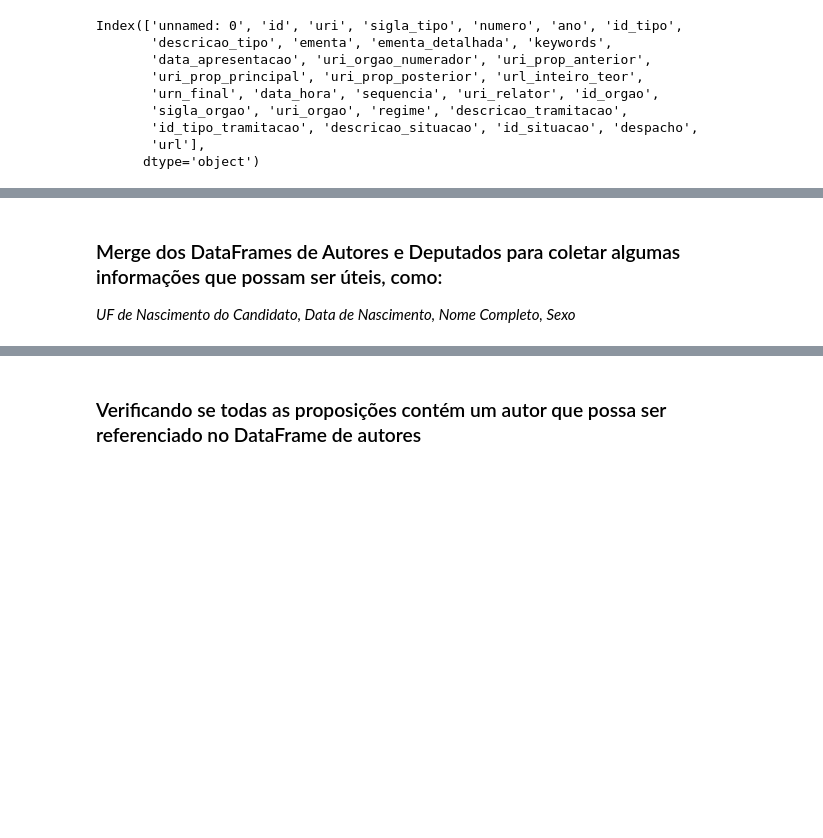
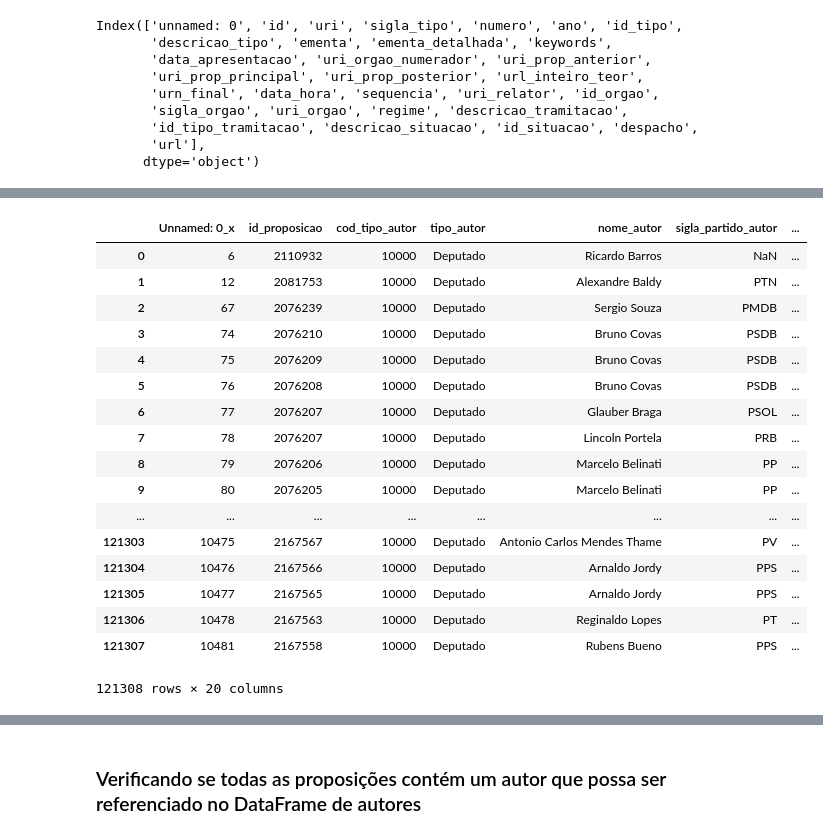
Before and after one commit to CinthiaKatiane/project-data-science, a Jupyter notebook: IMD0905_Analise_de_dados_dos_Deputados.ipynb, the cells around one changed output, grey strips where cells are left out. Saved outputs shown, nothing was run; the diff lists cells and outputs as text; code cells hidden in the pictures; blank space fills up the shorter version.

```diff
--- a/IMD0905_Analise_de_dados_dos_Deputados.ipynb
+++ b/IMD0905_Analise_de_dados_dos_Deputados.ipynb
@@ -267,6 +231,23 @@ df_deputados
-# %% [markdown]
-### Merge dos DataFrames de Autores e Deputados para coletar algumas informações que possam ser úteis, como:
-_UF de Nascimento do Candidato, Data de Nascimento, Nome Completo, Sexo_
 # %%
-result = pd.merge(df_autores, df_deputados, left_on='uri_autor', right_on='uri', how='left')
-result
+df_autor_deputado = pd.merge(df_autores, df_deputados, left_on='uri_autor', right_on='uri', how='left')
+df_autor_deputado = df_autor_deputado.drop(['uri_autor', 'uri'], axis=1)
+df_autor_deputado
+# %% [output]
+|  | Unnamed: 0_x | id_proposicao | cod_tipo_autor | tipo_autor | nome_autor | sigla_partido_autor | ... |
+| 0 | 6 | 2110932 | 10000 | Deputado | Ricardo Barros | NaN | ... |
+| 1 | 12 | 2081753 | 10000 | Deputado | Alexandre Baldy | PTN | ... |
+| 2 | 67 | 2076239 | 10000 | Deputado | Sergio Souza | PMDB | ... |
+| 3 | 74 | 2076210 | 10000 | Deputado | Bruno Covas | PSDB | ... |
+| 4 | 75 | 2076209 | 10000 | Deputado | Bruno Covas | PSDB | ... |
+| 5 | 76 | 2076208 | 10000 | Deputado | Bruno Covas | PSDB | ... |
+| 6 | 77 | 2076207 | 10000 | Deputado | Glauber Braga | PSOL | ... |
+| 7 | 78 | 2076207 | 10000 | Deputado | Lincoln Portela | PRB | ... |
+| 8 | 79 | 2076206 | 10000 | Deputado | Marcelo Belinati | PP | ... |
+| 9 | 80 | 2076205 | 10000 | Deputado | Marcelo Belinati | PP | ... |
+| ... | ... | ... | ... | ... | ... | ... | ... |
+| 121303 | 10475 | 2167567 | 10000 | Deputado | Antonio Carlos Mendes Thame | PV | ... |
+| 121304 | 10476 | 2167566 | 10000 | Deputado | Arnaldo Jordy | PPS | ... |
+| 121305 | 10477 | 2167565 | 10000 | Deputado | Arnaldo Jordy | PPS | ... |
+| 121306 | 10478 | 2167563 | 10000 | Deputado | Reginaldo Lopes | PT | ... |
+| 121307 | 10481 | 2167558 | 10000 | Deputado | Rubens Bueno | PPS | ... |
+121308 rows × 20 columns
```
Also changed, not shown: parts of 28 cells of this notebook, 1 other file.
